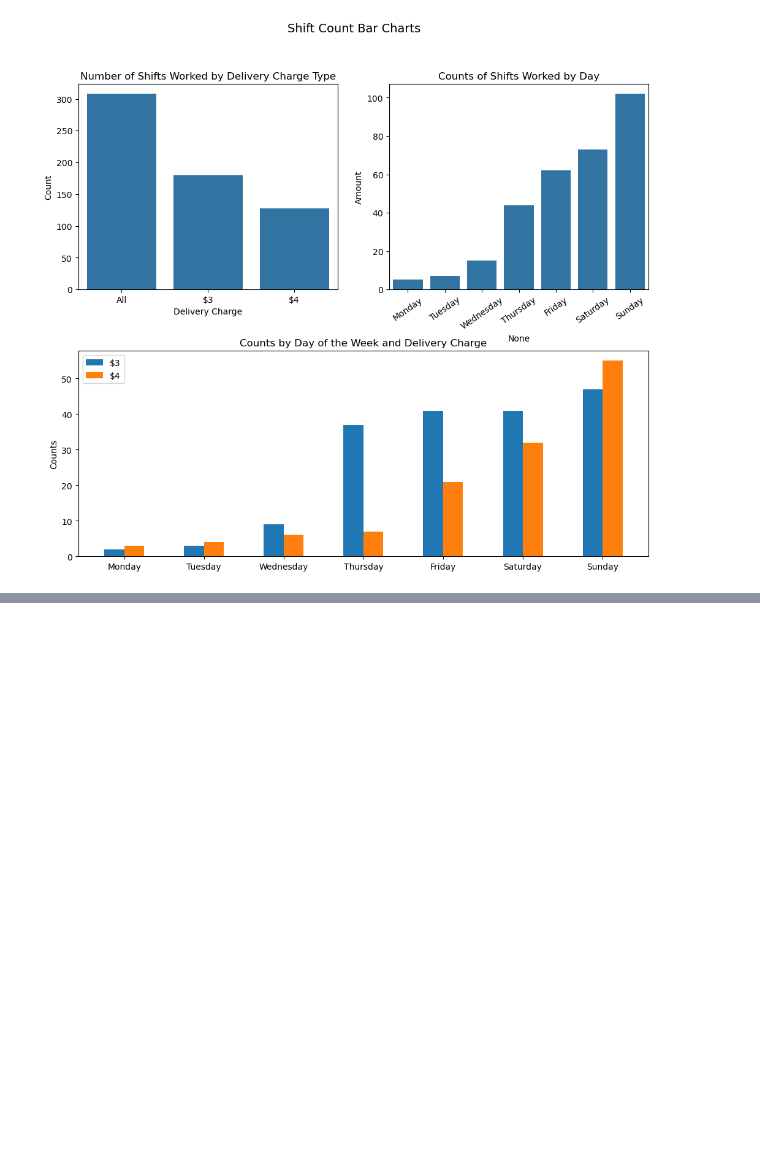
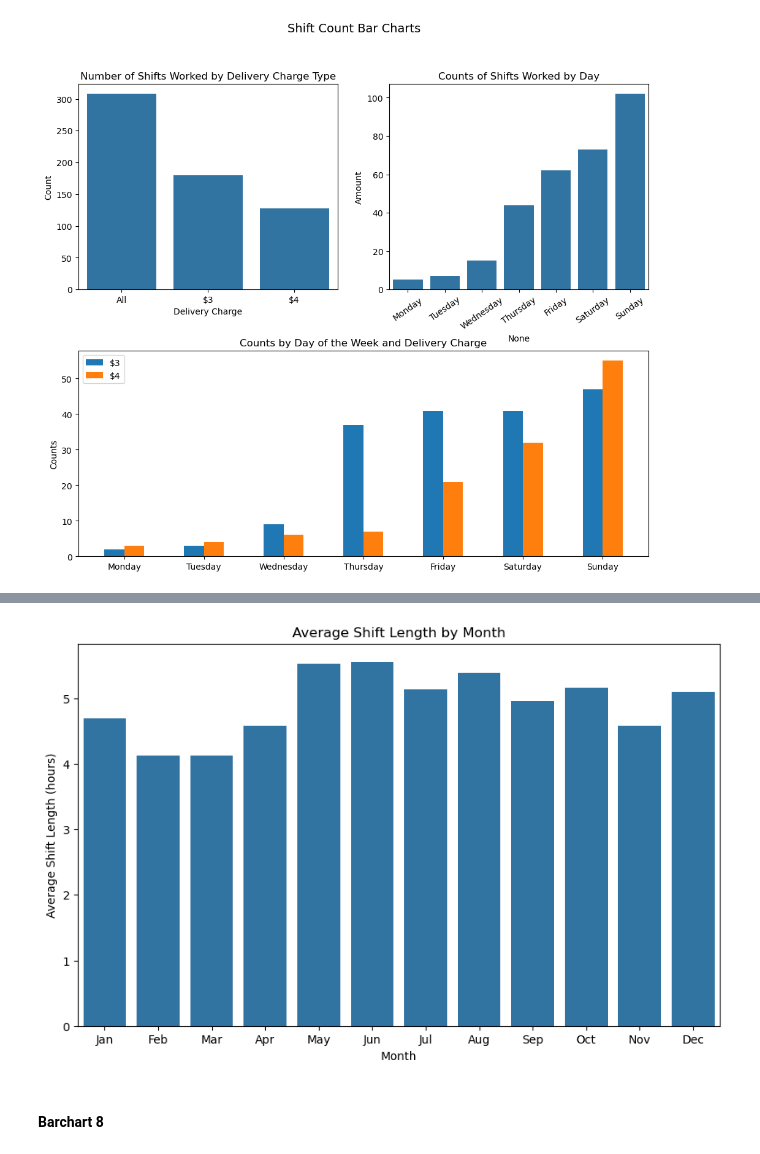
Before and after one commit to stevejchacon/pizzatip, a Jupyter notebook: pizzaEDA2_seaborn.ipynb, the cells around one changed output, grey strips where cells are left out. Cells and saved outputs as stored; diff of their text form; code cells hidden in the pictures; blank space fills up the shorter version.

```diff
--- a/pizzaEDA2_seaborn.ipynb
+++ b/pizzaEDA2_seaborn.ipynb
@@ -278,0 +349,20 @@ plt.show()
+# %%
+dur_avg_month = df.groupby('Month')['Duration'].mean()
+dur_avg_month_df = dur_avg_month.reset_index()
+# %%
+# duration average by month
+plt.figure(figsize=(10, 6))
+
+# order=range(1, 13))  ensures the ordering from January (1) to December (12)
+sns.barplot(data=dur_avg_month_df, x='Month', y='Duration',
+            order=range(1, 13))
+plt.xlabel('Month')
+plt.xticks(range(12), ['Jan', 'Feb', 'Mar', 'Apr', 'May', 'Jun', 'Jul', 'Aug', 'Sep', 'Oct', 'Nov', 'Dec'])  # Set custom month labels
+plt.ylabel('Average Shift Length (hours)')
+plt.title('Average Shift Length by Month')
+
+plt.show()
+# %% [output]
+[figure, added]
+# %% [markdown]
+#### Barchart 8
```
Also changed, not shown: parts of 22 cells of this notebook.
